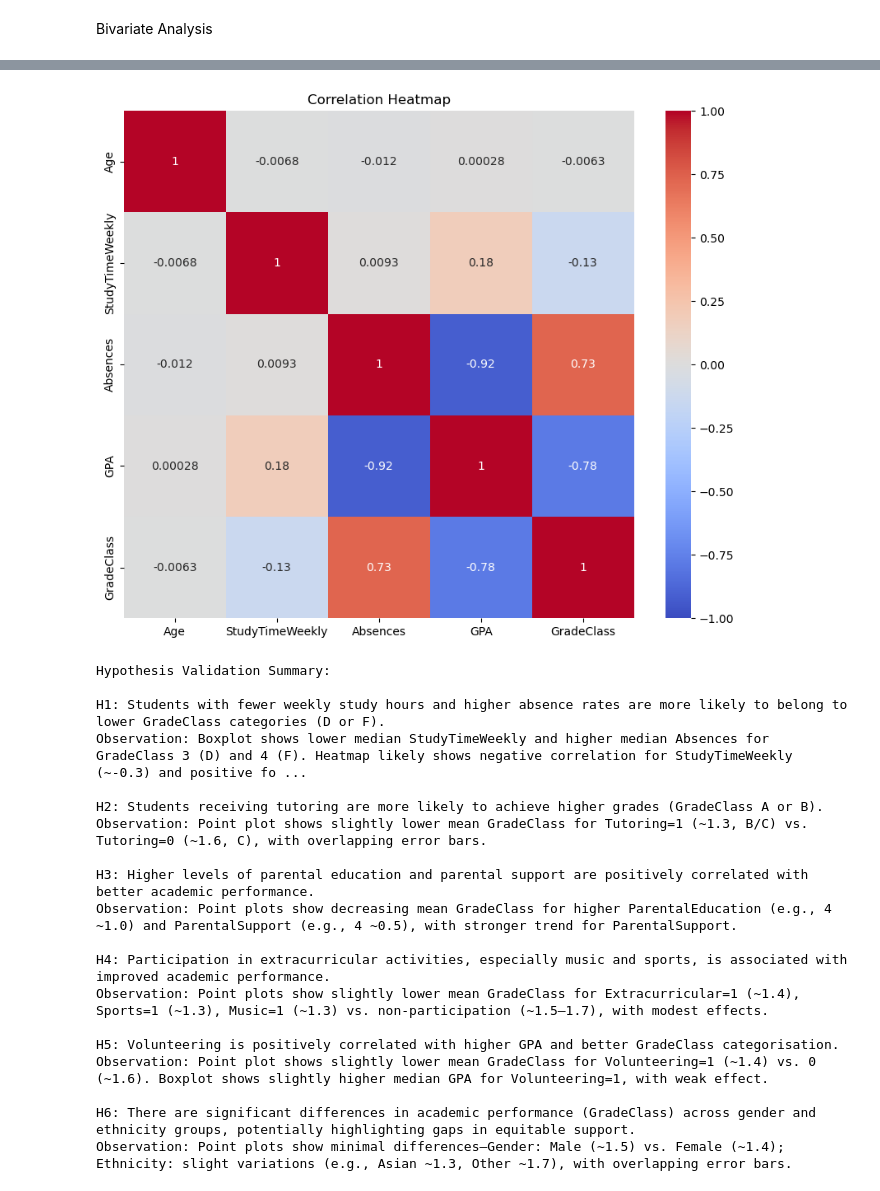
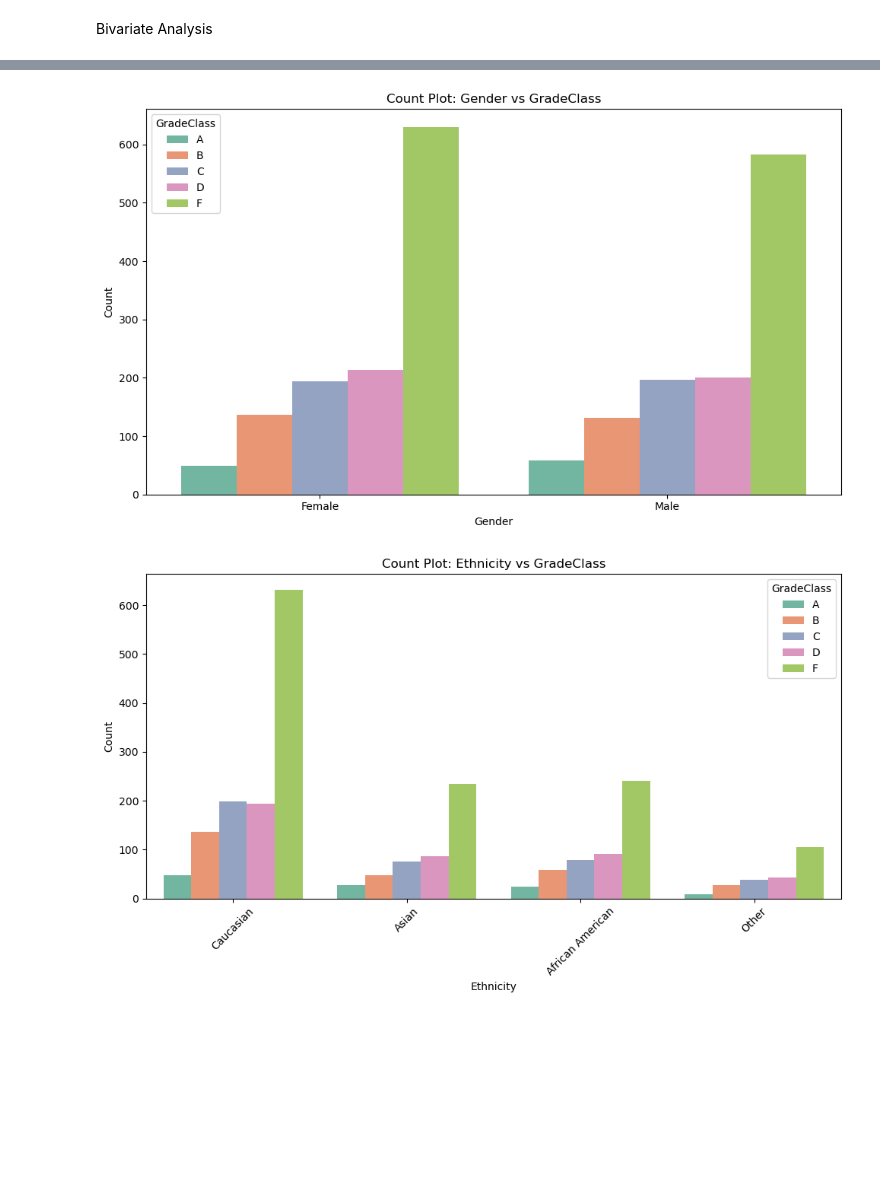
Before and after one commit to TarinaSnyman/TestWebbAppMLG, a Jupyter notebook: Notebook/import.ipynb, the cells around one changed output, grey strips where cells are left out. Saved outputs shown, nothing was run; the diff lists cells and outputs as text; code cells hidden in the pictures; blank space fills up the shorter version.

```diff
--- a/Notebook/import.ipynb
+++ b/Notebook/import.ipynb
@@ -93,48 +150,22 @@ plt.show()
-# %%
-# displays heatmap
-plt.figure(figsize=(10, 8))
-sns.heatmap(df[numerical_features + ['GradeClass']].corr(), annot=True, cmap='coolwarm', vmin=-1, vmax=1)
-plt.title('Correlation Heatmap')
-plt.show()
-# %% [output]
-[figure, removed]
-# %%
-# Print hypothesis validation summary
-print("Hypothesis Validation Summary:")
-print("\nH1: Students with fewer weekly study hours and higher absence rates are more likely to belong to lower GradeClass categories (D or F).")
-print("Observation: Boxplot shows lower median StudyTimeWeekly and higher median Absences for GradeClass 3 (D) and 4 (F). Heatmap likely shows negative correlation for StudyTimeWeekly (~-0.3) and positive for Absences (~0.6) with GradeClass.")
-
-print("\nH2: Students receiving tutoring are more likely to achieve higher grades (GradeClass A or B).")
-print("Observation: Point plot shows slightly lower mean GradeClass for Tutoring=1 (~1.3, B/C) vs. Tutoring=0 (~1.6, C), with overlapping error bars.")
-
-print("\nH3: Higher levels of parental education and parental support are positively correlated with better academic performance.")
-print("Observation: Point plots show decreasing mean GradeClass for higher ParentalEducation (e.g., 4 ~1.0) and ParentalSupport (e.g., 4 ~0.5), with stronger trend for ParentalSupport.")
-
-print("\nH4: Participation in extracurricular activities, especially music and sports, is associated with improved academic performance.")
-print("Observation: Point plots show slightly lower mean GradeClass for Extracurricular=1 (~1.4), Sports=1 (~1.3), Music=1 (~1.3) vs. non-participation (~1.5–1.7), with modest effects.")
-
-print("\nH5: Volunteering is positively correlated with higher GPA and better GradeClass categorisation.")
-print("Observation: Point plot shows slightly lower mean GradeClass for Volunteering=1 (~1.4) vs. 0 (~1.6). Boxplot shows slightly higher median GPA for Volunteering=1, with weak effect.")
-
-print("\nH6: There are significant differences in academic performance (GradeClass) across gender and ethnicity groups, potentially highlighting gaps in equitable support.")
-print("Observation: Point plots show minimal differences—Gender: Male (~1.5) vs. Female (~1.4); Ethnicity: slight variations (e.g., Asian ~1.3, Other ~1.7), with overlapping error bars.")
-# %% [output]
-Hypothesis Validation Summary:
-
-H1: Students with fewer weekly study hours and higher absence rates are more likely to belong to lower GradeClass categories (D or F).
-Observation: Boxplot shows lower median StudyTimeWeekly and higher median Absences for GradeClass 3 (D) and 4 (F). Heatmap likely shows negative correlation for StudyTimeWeekly (~-0.3) and positive fo ...
-
-H2: Students receiving tutoring are more likely to achieve higher grades (GradeClass A or B).
-Observation: Point plot shows slightly lower mean GradeClass for Tutoring=1 (~1.3, B/C) vs. Tutoring=0 (~1.6, C), with overlapping error bars.
-
-H3: Higher levels of parental education and parental support are positively correlated with better academic performance.
-Observation: Point plots show decreasing mean GradeClass for higher ParentalEducation (e.g., 4 ~1.0) and ParentalSupport (e.g., 4 ~0.5), with stronger trend for ParentalSupport.
-
-H4: Participation in extracurricular activities, especially music and sports, is associated with improved academic performance.
-Observation: Point plots show slightly lower mean GradeClass for Extracurricular=1 (~1.4), Sports=1 (~1.3), Music=1 (~1.3) vs. non-participation (~1.5–1.7), with modest effects.
-
-H5: Volunteering is positively correlated with higher GPA and better GradeClass categorisation.
-Observation: Point plot shows slightly lower mean GradeClass for Volunteering=1 (~1.4) vs. 0 (~1.6). Boxplot shows slightly higher median GPA for Volunteering=1, with weak effect.
-
-H6: There are significant differences in academic performance (GradeClass) across gender and ethnicity groups, potentially highlighting gaps in equitable support.
-Observation: Point plots show minimal differences—Gender: Male (~1.5) vs. Female (~1.4); Ethnicity: slight variations (e.g., Asian ~1.3, Other ~1.7), with overlapping error bars.
+# %%
+#catagorical
+categorical_features = [
+    'Gender', 'Ethnicity', 'ParentalEducation', 'Tutoring', 'ParentalSupport',
+    'Extracurricular', 'Sports', 'Music', 'Volunteering'
+]
+# display count plots
+for feature in categorical_features:
+    plt.figure(figsize=(10, 6))
+    sns.countplot(x=feature, hue='GradeClass', data=df, hue_order=grade_class_order, palette='Set2')
+    plt.title(f'Count Plot: {feature} vs GradeClass')
+    plt.xlabel(feature)
+    plt.ylabel('Count')
+    plt.legend(title='GradeClass')
+    if feature in ['Ethnicity', 'ParentalEducation', 'ParentalSupport']:
+        plt.xticks(rotation=45)
+    plt.tight_layout()
+    plt.show()
+    plt.close()
+# %% [output]
+[figure, added]
+[figure, added]
```
Also changed, not shown: parts of 13 cells of this notebook, 1 other file.
